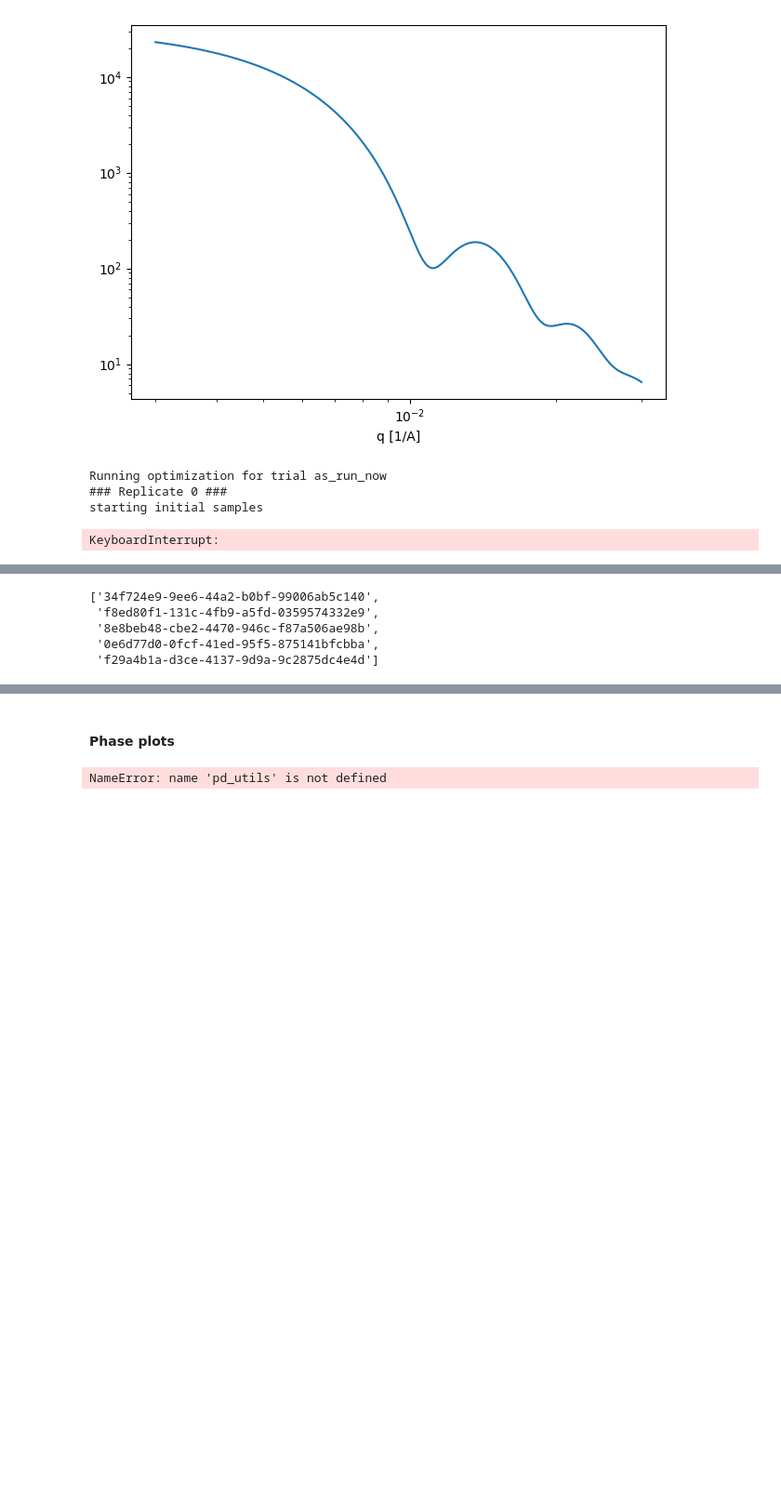
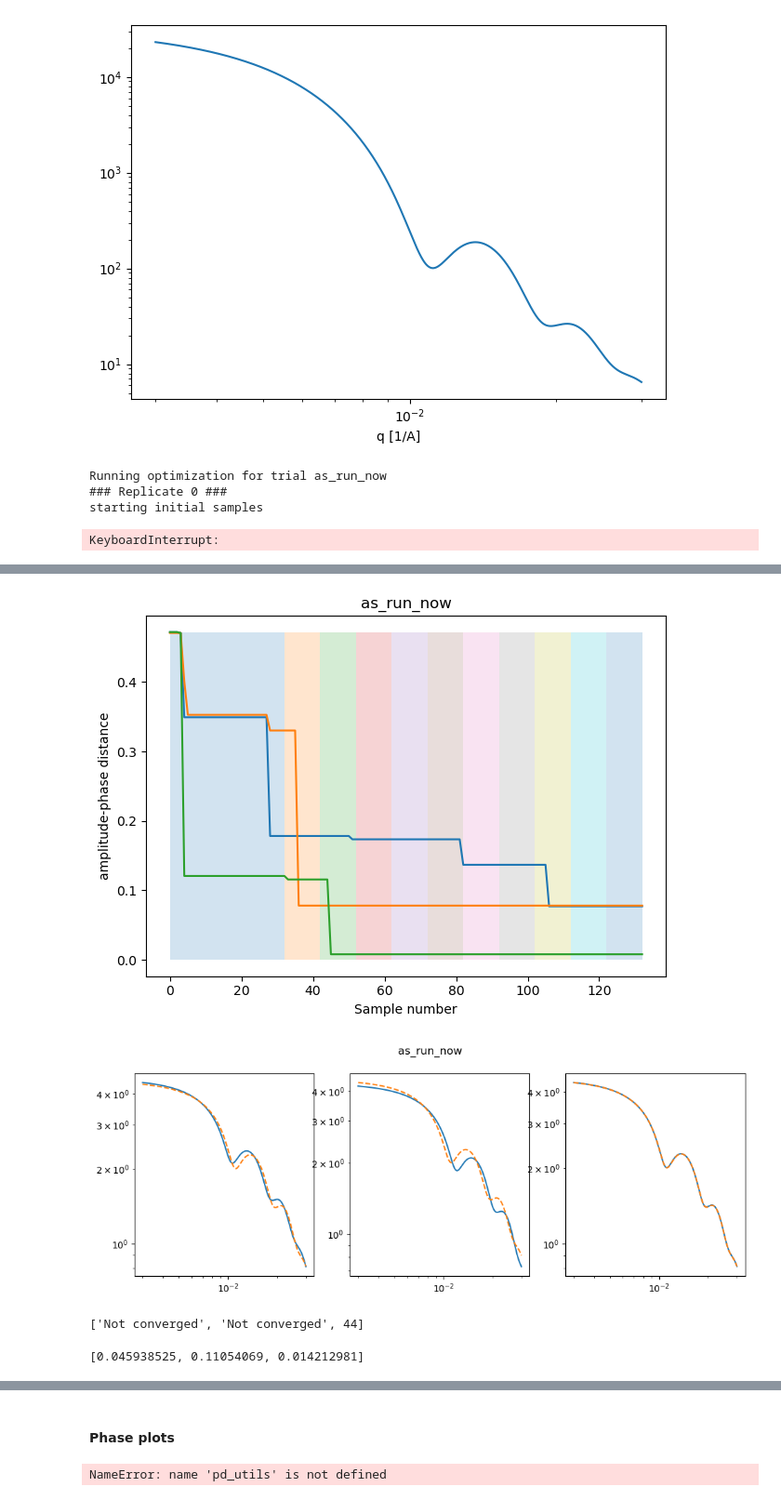
Before and after one commit to brendenpelkie/silica_opt_insilico, a Jupyter notebook: in_silico_sim_dev.ipynb, the cells around one changed output, grey strips where cells are left out. Shown at 93% size. Cells and saved outputs as stored; diff of their text form; code cells hidden in the pictures; blank space fills up the shorter version.

```diff
--- a/in_silico_sim_dev.ipynb
+++ b/in_silico_sim_dev.ipynb
@@ -180,4 +228,6 @@ KeyboardInterrupt:
 # %%
+converge_threshold = 0.05
+
 for trial, params in trials_2.items():
 
     batch_size = params['batch_size']
@@ -196,6 +246,8 @@ for trial, params in trials_2.items():
     data_complete = {}
     best_distances_list = []
     best_uuids_list = []
+    converge_iterations = []
+    best_composition_dist = []
     for i in range(3):
         with open(f'{trial}_replicate_{i}.pkl', 'rb') as f:
             data = pickle.load(f)
@@ -207,8 +259,9 @@ for trial, params in trials_2.items():
 
         best_distances_ap = []
         best_uuid = []
+        converge_its = None
 
-        for uuid_val, sample in data.items():
+        for i, (uuid_val, sample) in enumerate(data.items()):
             data_complete[uuid_val] = sample
             dist = sample['ap_distance_reporting']
             if len(best_distances_ap) == 0:
@@ -222,8 +275,22 @@ for trial, params in trials_2.items():
             if dist < best_distances_ap[-2]:
                 #print('new min found')
                 best_uuid.append(uuid_val)
+
+            if dist < converge_threshold:
+                converge_its = i
+                converge_iterations.append(i)
+        if converge_its is None:
+            converge_iterations.append('Not converged')
+
         best_distances_list.append(best_distances_ap)
         best_uuids_list.append(best_uuid)
+
+        # get best composition distance
+        best_sample = data[best_uuid[-1]]
+        best_sample_comp = [best_sample['teos_vol_frac'], best_sample['ammonia_vol_frac'], best_sample['water_vol_frac']]
+        comp_dist = composition_distance(best_sample_comp, true_min)
+        best_composition_dist.append(comp_dist)
+
 
 
     ## Convergence plot
@@ -231,41 +298,44 @@ for trial, params in trials_2.items():
     fig, ax = plt.subplots()
 
     for name, bounds in name_bounds.items():
         ax.fill_between(bounds, 0, max(best_distances_ap), alpha = 0.2)
     #    ax.text(np.mean(bounds), 0.1, name, rotation = 'vertical')
 
     for best_distances_ap in best_distances_list:
         ax.plot(best_distances_ap)
 
 
     ax.set_xlabel('Sample number')
     ax.set_ylabel('amplitude-phase distance')
     ax.set_title(trial)
 
     plt.tight_layout()
     #plt.savefig('Campaign_convergence_plot.png', dpi = 300)
 
 
 
     # best scatterer plot
     fig, ax = plt.subplots(1,3, figsize = (12,4))
 
     for i, best_uuid in enumerate(best_uuids_list):
 
         I = data_complete[best_uuid[-1]]['I_scaled']
 
         ax[i].loglog(q_grid_nonlog, I)
         ax[i].loglog(q_grid_nonlog, target_I, ls ='--')
 
     fig.suptitle(trial)
+# %% [output]
+[figure, added]
+[figure, added]
 # %%
-best_uuids_list[-1]
+converge_iterations
 # %% [output]
-['34f724e9-9ee6-44a2-b0bf-99006ab5c140',
- 'f8ed80f1-131c-4fb9-a5fd-0359574332e9',
- '8e8beb48-cbe2-4470-946c-f87a506ae98b',
- '0e6d77d0-0fcf-41ed-95f5-875141bfcbba',
- 'f29a4b1a-d3ce-4137-9d9a-9c2875dc4e4d']
+['Not converged', 'Not converged', 44]
+# %%
+best_composition_dist
+# %% [output]
+[0.045938525, 0.11054069, 0.014212981]
 # %%
 with open('as_run_now_replicate_2.pkl', 'rb') as f:
     data = pickle.load(f)
```
Also changed, not shown: parts of 19 cells of this notebook, 1 other file.
